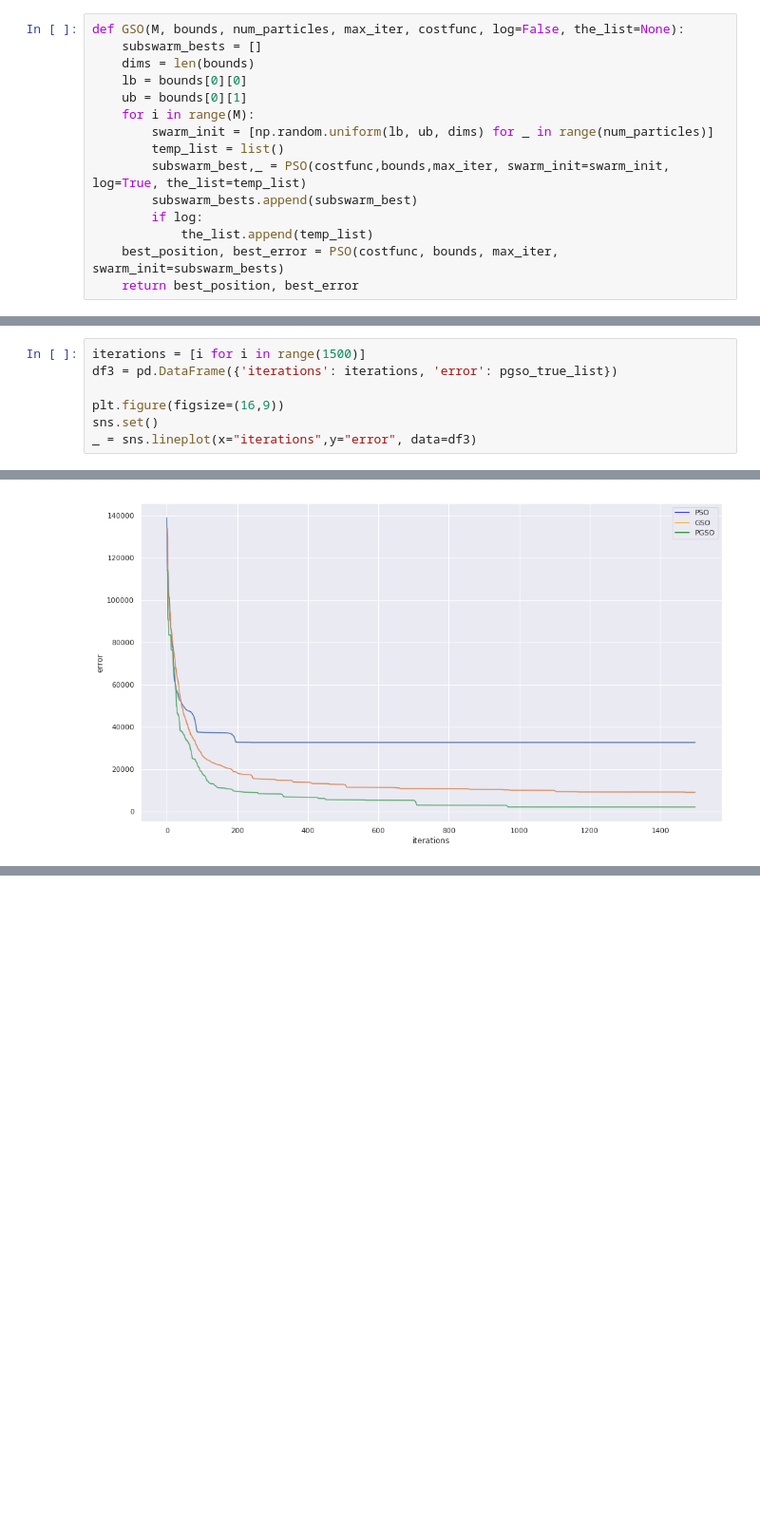
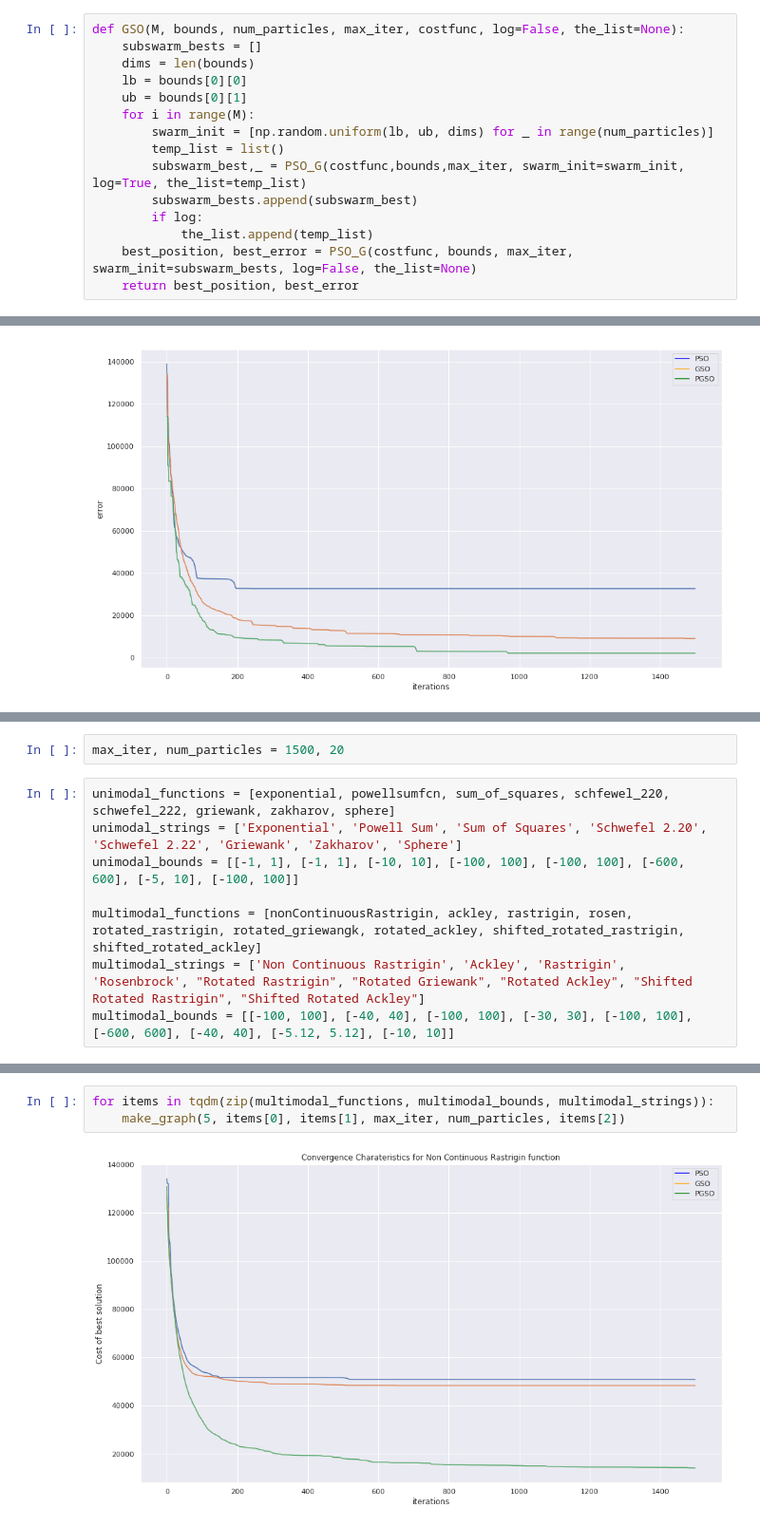
Before and after one commit to shubham0704/parallelGSO, a Jupyter notebook: experiments/Benchmarks.ipynb, the cells around one changed output, grey strips where cells are left out. Shown at 95% size. Saved outputs shown, nothing was run; the diff lists cells and outputs as text; blank space fills up the shorter version.

```diff
--- a/experiments/Benchmarks.ipynb
+++ b/experiments/Benchmarks.ipynb
@@ -108,11 +108,11 @@ def GSO(M, bounds, num_particles, max_iter, costfunc, log=False, the_list=None):
     for i in range(M):
         swarm_init = [np.random.uniform(lb, ub, dims) for _ in range(num_particles)]
         temp_list = list()
-        subswarm_best,_ = PSO(costfunc,bounds,max_iter, swarm_init=swarm_init, log=True, the_list=temp_list)
+        subswarm_best,_ = PSO_G(costfunc,bounds,max_iter, swarm_init=swarm_init, log=True, the_list=temp_list)
         subswarm_bests.append(subswarm_best)
         if log:
             the_list.append(temp_list)
-    best_position, best_error = PSO(costfunc, bounds, max_iter, swarm_init=subswarm_bests)
+    best_position, best_error = PSO_G(costfunc, bounds, max_iter, swarm_init=subswarm_bests, log=False, the_list=None)
     return best_position, best_error
 # %% [markdown]
 # ROTATED and SHIFTED FUNCTIONS
@@ -580,7 +571,0 @@ _ = sns.lineplot(x="iterations",y="error", data=df3)
-# %%
-iterations = [i for i in range(1500)]
-df3 = pd.DataFrame({'iterations': iterations, 'error': pgso_true_list})
-
-plt.figure(figsize=(16,9))
-sns.set()
-_ = sns.lineplot(x="iterations",y="error", data=df3)
@@ -627 +587,11 @@ df3[(df3.error > 20000) & (df3.iterations > 400)]
+# %%
+max_iter, num_particles = 1500, 20
+# %%
+unimodal_functions = [exponential, powellsumfcn, sum_of_squares, schfewel_220, schwefel_222, griewank, zakharov, sphere]
+unimodal_strings = ['Exponential', 'Powell Sum', 'Sum of Squares', 'Schwefel 2.20', 'Schwefel 2.22', 'Griewank', 'Zakharov', 'Sphere']
+unimodal_bounds = [[-1, 1], [-1, 1], [-10, 10], [-100, 100], [-100, 100], [-600, 600], [-5, 10], [-100, 100]]
+
+multimodal_functions = [nonContinuousRastrigin, ackley, rastrigin, rosen, rotated_rastrigin, rotated_griewangk, rotated_ackley, shifted_rotated_rastrigin, shifted_rotated_ackley]
+multimodal_strings = ['Non Continuous Rastrigin', 'Ackley', 'Rastrigin', 'Rosenbrock', "Rotated Rastrigin", "Rotated Griewank", "Rotated Ackley", "Shifted Rotated Rastrigin", "Shifted Rotated Ackley"]
+multimodal_bounds = [[-100, 100], [-40, 40], [-100, 100], [-30, 30], [-100, 100], [-600, 600], [-40, 40], [-5.12, 5.12], [-10, 10]]
 # %%
@@ -646,0 +655,5 @@ def make_graph(algo, cost_func, bounds, max_iter, num_particles):
+# %%
+for items in tqdm(zip(multimodal_functions, multimodal_bounds, multimodal_strings)):
+    make_graph(5, items[0], items[1], max_iter, num_particles, items[2])
+# %% [output]
+[figure, added]
```
Also changed, not shown: parts of 19 cells of this notebook, 1 other file.
